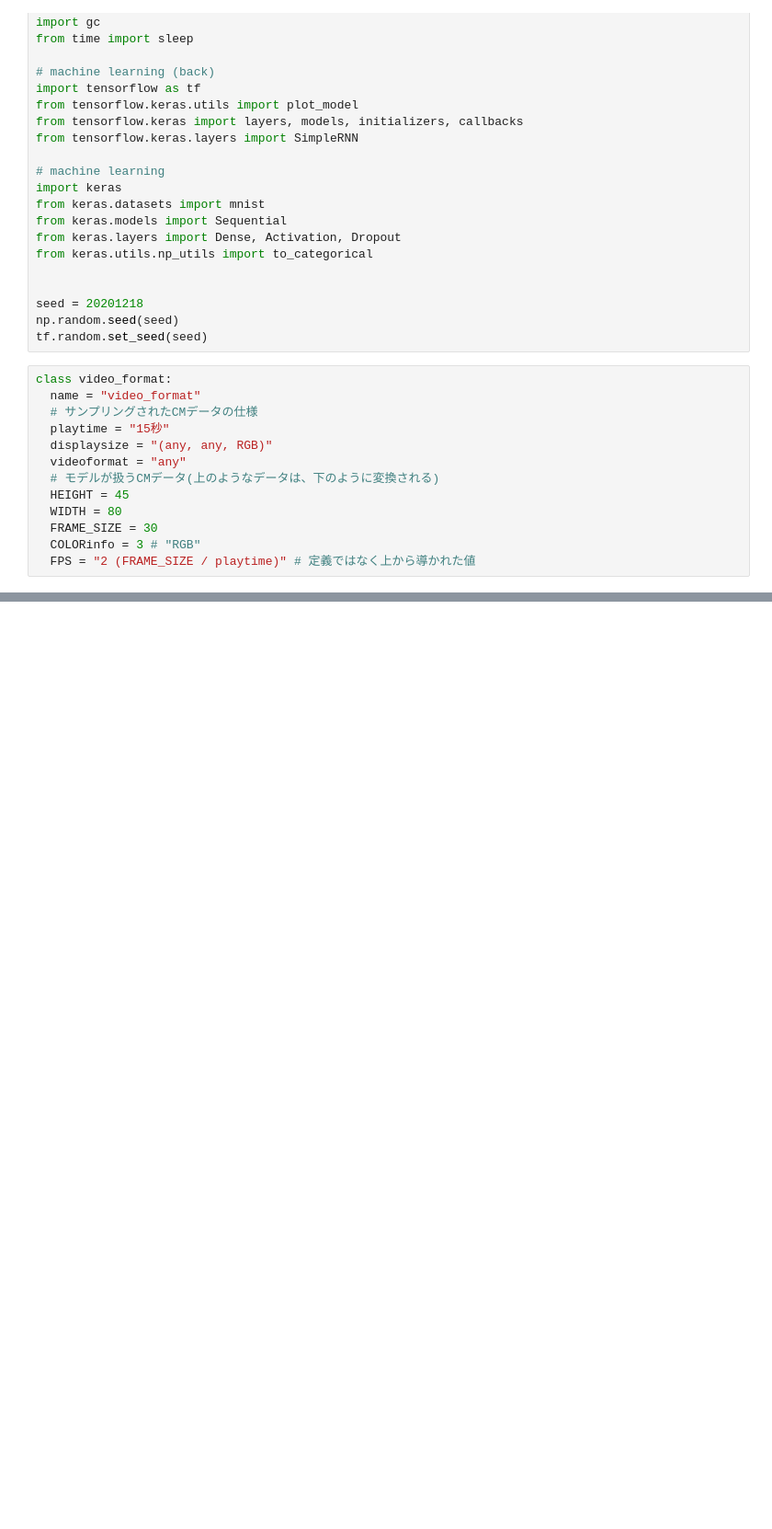
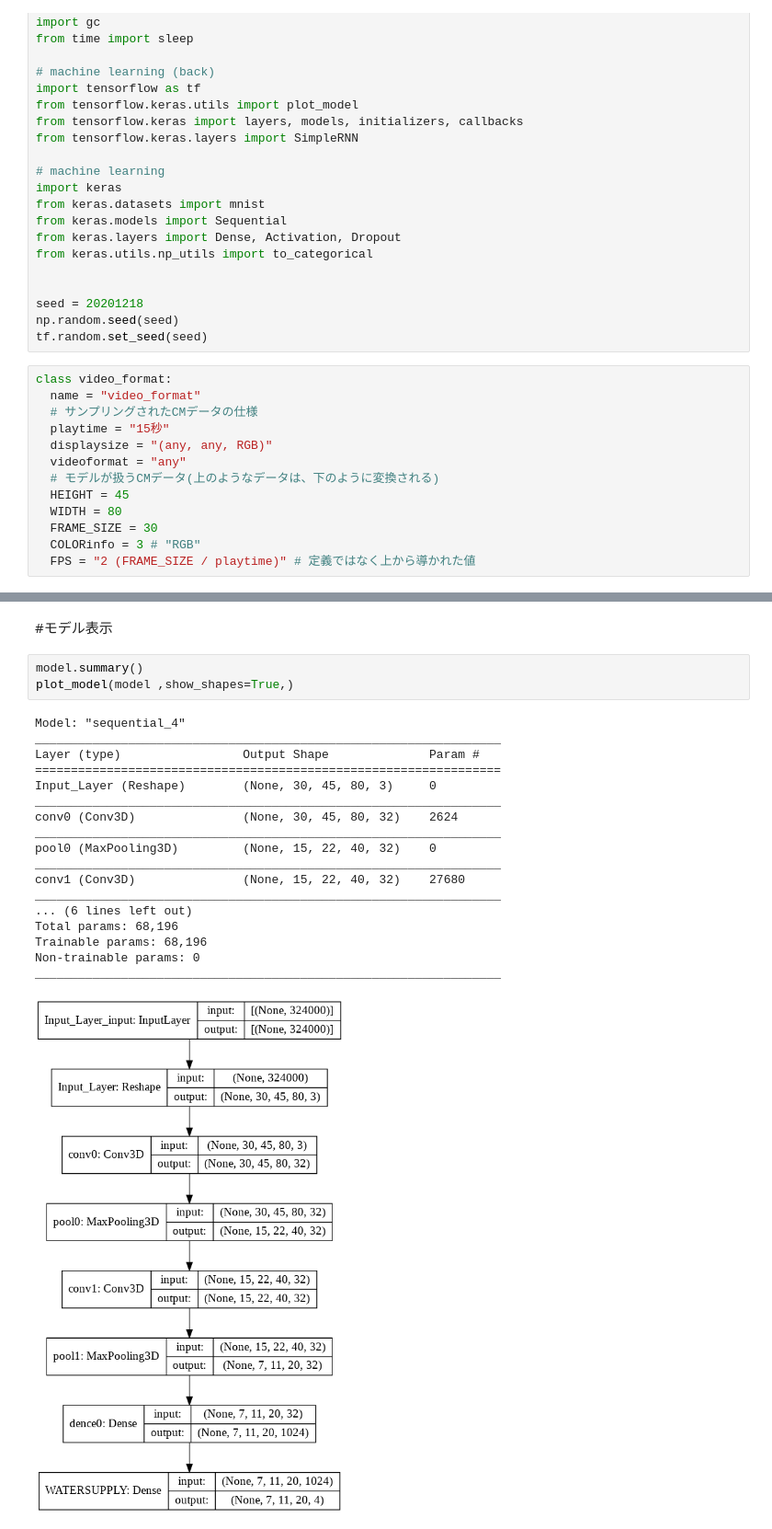
Before and after one commit to s1250103/Public_mori-lab, a Jupyter notebook: eras/confirm_label/create_prototype_model_for_KTH.ipynb, the cells around one changed output, grey strips where cells are left out. Shown at 92% size. Saved outputs shown, nothing was run; the diff lists cells and outputs as text; blank space fills up the shorter version.

```diff
--- a/eras/confirm_label/create_prototype_model_for_KTH.ipynb
+++ b/eras/confirm_label/create_prototype_model_for_KTH.ipynb
@@ -49,0 +102,24 @@ class video_format:
+# %% [markdown]
+#モデル表示
+# %%
+model.summary()
+plot_model(model ,show_shapes=True,)
+# %% [output]
+Model: "sequential_4"
+_________________________________________________________________
+Layer (type)                 Output Shape              Param #
+=================================================================
+Input_Layer (Reshape)        (None, 30, 45, 80, 3)     0
+_________________________________________________________________
+conv0 (Conv3D)               (None, 30, 45, 80, 32)    2624
+_________________________________________________________________
+pool0 (MaxPooling3D)         (None, 15, 22, 40, 32)    0
+_________________________________________________________________
+conv1 (Conv3D)               (None, 15, 22, 40, 32)    27680
+_________________________________________________________________
+... (6 lines left out)
+Total params: 68,196
+Trainable params: 68,196
+Non-trainable params: 0
+_________________________________________________________________
+[figure, added]
```
Also changed, not shown: parts of 2 cells of this notebook.
